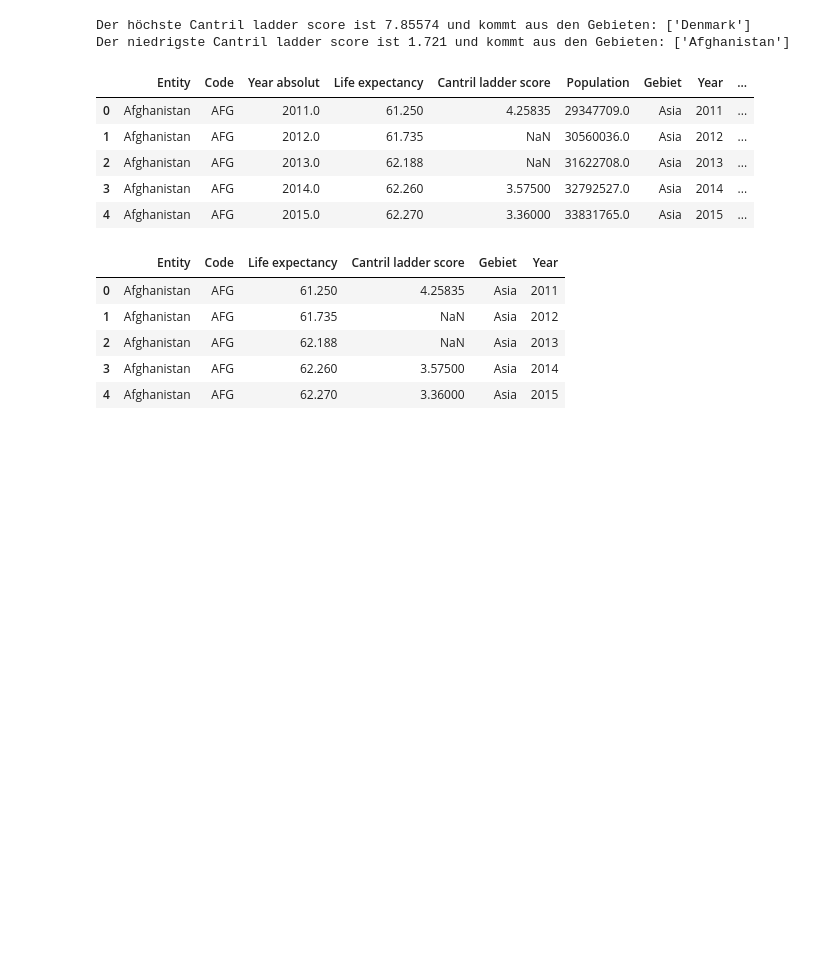
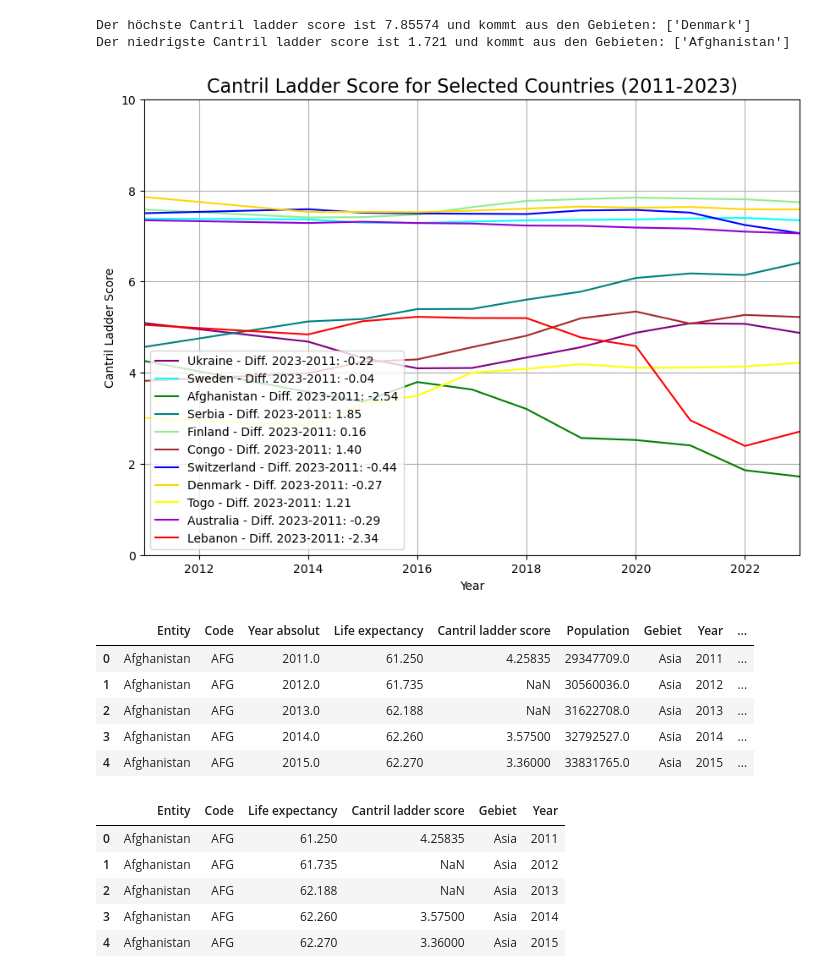
Before and after one commit to Elena-avk/elena, a Jupyter notebook: LN_Python_Elena_Yasemin.ipynb, the cells around one changed output. Saved outputs shown, nothing was run; the diff lists cells and outputs as text; code cells hidden in the pictures; blank space fills up the shorter version.

```diff
--- a/LN_Python_Elena_Yasemin.ipynb
+++ b/LN_Python_Elena_Yasemin.ipynb
@@ -304,6 +336,70 @@ print(f"Der niedrigste Cantril ladder score ist {min_score} und kommt aus den Ge
 # %% [output]
 Der höchste Cantril ladder score ist 7.85574 und kommt aus den Gebieten: ['Denmark']
 Der niedrigste Cantril ladder score ist 1.721 und kommt aus den Gebieten: ['Afghanistan']
+# %%
+df = pd.read_csv('happiness-cantril-ladder.csv', skiprows=1,
+                 names=['Gebiet', 'Code', 'Jahr', 'Cantril Ladder Score'])
+
+# Filter data for years between 2011 and 2023
+df_filtered = df[(df['Jahr'] >= 2011) & (df['Jahr'] <= 2023)]
+
+# List of regions (Gebiet) you want to plot (from color_dict keys)
+selected_countries = list({
+    'Switzerland', 'Sweden', 'Finland','Denmark', 'Serbia', 'Australia',
+    'Afghanistan', 'Lebanon', 'Lesotho', 'Togo', 'Congo',
+    'Demokratische Republik Kongo', 'Ukraine'
+})
+
+# Color dictionary for the regions
+color_dict = {
+    'Switzerland': 'blue',
+    'Sweden': 'cyan',
+    'Finland': 'lightgreen',
+    'Denmark': 'gold',
+    'Serbia': 'teal',
+    'Australia': 'darkviolet',
+    'Afghanistan': 'green',
+    'Lebanon': 'red',
+    'Lesotho': 'orange',
+    'Togo': 'yellow',
+    'Congo': 'brown',
+    'Demokratische Republik Kongo': 'pink',
+    'Ukraine': 'purple'
+}
+
+# Create a plot
+plt.figure(figsize=(10, 7))
+
+# Loop through each selected country and plot the data
+for gebiet in selected_countries:
+    if gebiet in df_filtered['Gebiet'].values:
+        # Check if both 2023 and 2011 data exists for the region
+        if (df_filtered[(df_filtered['Gebiet'] == gebiet) & (df_filtered['Jahr'] == 2023)].shape[0] > 0) and \
+           (df_filtered[(df_filtered['Gebiet'] == gebiet) & (df_filtered['Jahr'] == 2011)].shape[0] > 0):
+
+            # Calculate the difference between 2023 and 2011
+            diff = df_filtered[(df_filtered['Gebiet'] == gebiet) & (df_filtered['Jahr'] == 2023)]['Cantril Ladder Score'].values[0] - \
+                   df_filtered[(df_filtered['Gebiet'] == gebiet) & (df_filtered['Jahr'] == 2011)]['Cantril Ladder Score'].values[0]
+
+            # Plotting the Cantril Ladder Score for the region on the same plot
+            region_data = df_filtered[df_filtered['Gebiet'] == gebiet]
+            plt.plot(region_data['Jahr'], region_data['Cantril Ladder Score'],
+                     label=f'{gebiet} - Diff. 2023-2011: {diff:.2f}',
+                     color=color_dict.get(gebiet, 'gray'))  # Use color from color_dict, default to gray
+
+# Adding labels, title, and legend
+plt.title('Cantril Ladder Score for Selected Countries (2011-2023)', fontsize=16)
+plt.xlabel('Year')
+plt.ylabel('Cantril Ladder Score')
+plt.legend(loc='best')
+plt.xlim([2011, 2023])  # Axis limits for the years 2011-2023
+plt.ylim([0, 10])  # Axis limits for the Cantril Ladder Score
+plt.grid(True)
+
+# Show the plot
+plt.show()
+# %% [output]
+[figure, added]
 # %%
 import pandas as pd
 import seaborn as sns
```
Also changed, not shown: parts of 12 cells of this notebook.
